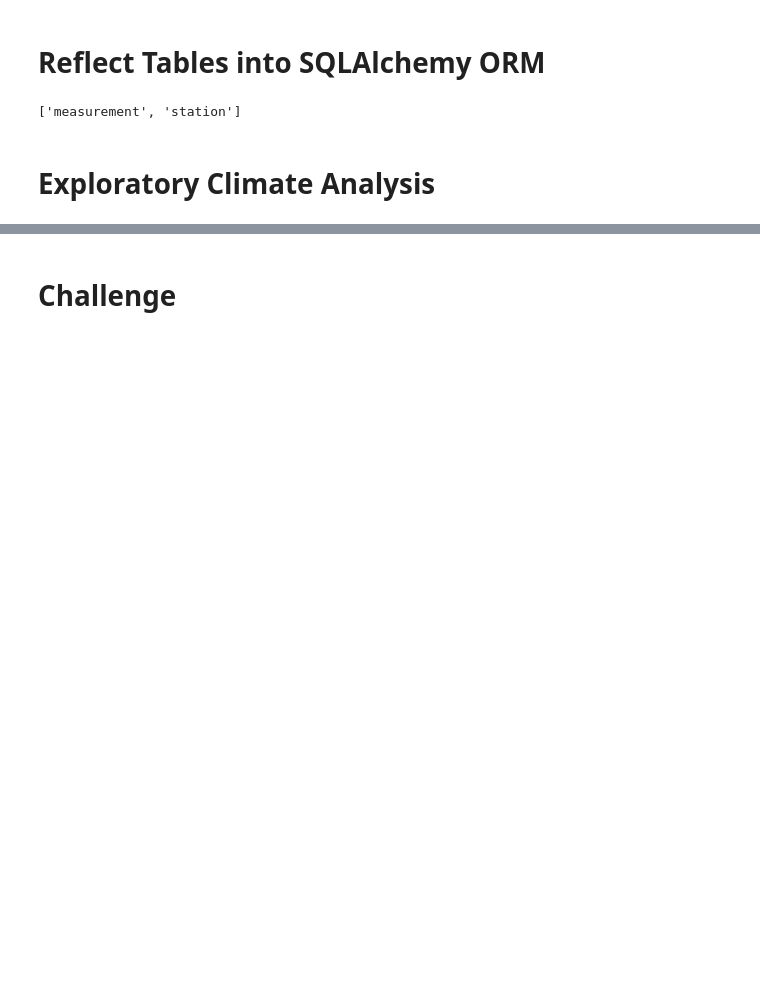
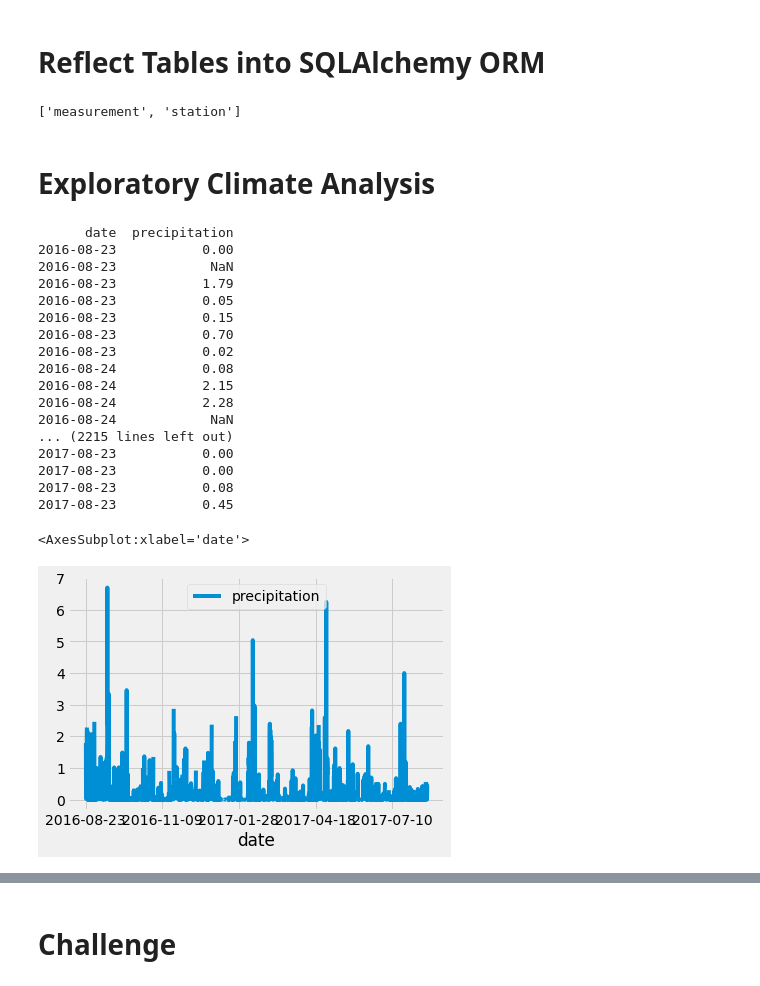
Before and after one commit to chefcramer/surfs_up, a Jupyter notebook: climate_analysis.ipynb, the cells around one changed output, grey strips where cells are left out. Cells and saved outputs as stored; diff of their text form; code cells hidden in the pictures; blank space fills up the shorter version.

```diff
--- a/climate_analysis.ipynb
+++ b/climate_analysis.ipynb
@@ -70,2 +57,56 @@ session = Session(engine)
+# %%
+# Design a query to retrieve the last 12 months of precipitation data and plot the results.
+#Starting from the last data point in the database.
+#dt.date lets you search for a specific date, year month day
+prev_year = dt.date(2017, 8, 23)
+
+# Calculate the date one year from the last date in data set.
+#timedelta (change in time), so a year from this date
+prev_year = dt.date(2017, 8, 23) - dt.timedelta(days=365)
+
+# Perform a query to retrieve the data and precipitation scores
+#using the session created earlier to query our data base, this is basically how you query a SQLite databse using python
+#session.query() takes in two paramaters, referencing the measurement table using Measurment (cap M is important, references the class created above)
+#filtering the data for only the data we need adds= .filter(Measurement.date >= prev_year)
+#adding a function that extracts all of the rusults for out query and puts them in a list = .all()
+results = []
+results = session.query(Measurement.date, Measurement.prcp).filter(Measurement.date >= prev_year).all()
+#print(results)
+
+# Save the query results as a Pandas DataFrame and set the index to the date column
+# setting a data frame from results with the date and precipitation as the columns
+# setting the index to 'date', inplace=true is modifiing the current df, not creating a new one
+#print(df.to_string(index=False)), this is converting the df to strings and turning off the index
+df = pd.DataFrame(results, columns=['date', 'precipitation'])
+df.set_index(df['date'], inplace=True)
+#print(df.to_string(index=False))
+
+# Sort the dataframe by date
+#since we made the date the index above, this will sort them together, all one date together, instead of all over
+df = df.sort_index()
+print(df.to_string(index=False))
+
+# Use Pandas Plotting with Matplotlib to plot the data
+df.plot()
+# %% [output]
+      date  precipitation
+2016-08-23           0.00
+2016-08-23            NaN
+2016-08-23           1.79
+2016-08-23           0.05
+2016-08-23           0.15
+2016-08-23           0.70
+2016-08-23           0.02
+2016-08-24           0.08
+2016-08-24           2.15
+2016-08-24           2.28
+2016-08-24            NaN
+... (2215 lines left out)
+2017-08-23           0.00
+2017-08-23           0.00
+2017-08-23           0.08
+2017-08-23           0.45
+<AxesSubplot:xlabel='date'>
+[figure, added]
 # %%
 # Use Pandas to calcualte the summary statistics for the precipitation data
```
Also changed, not shown: parts of 3 cells of this notebook.
